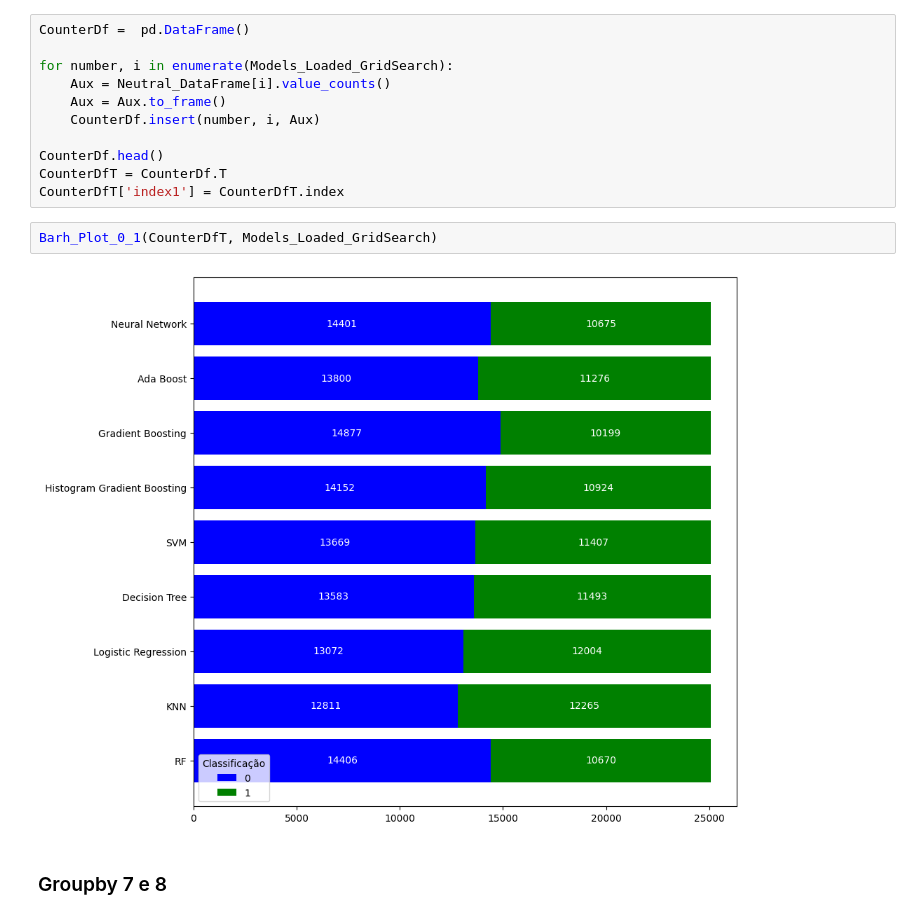
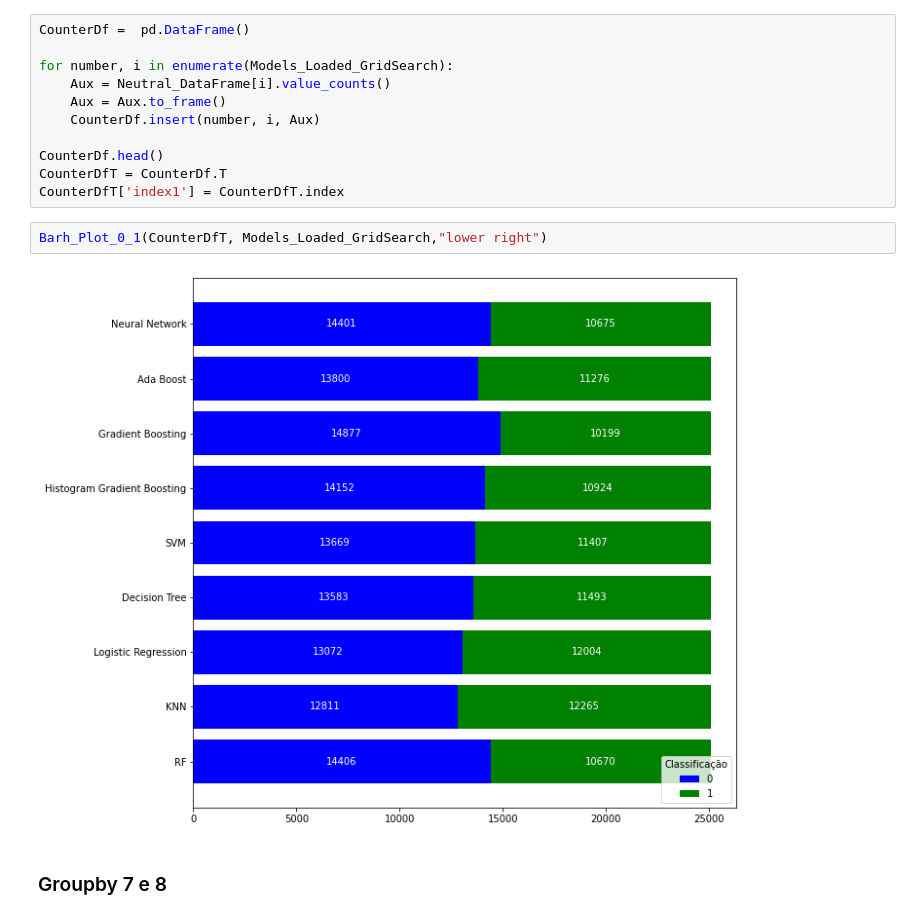
Before and after one commit to mrelero/machine-learning-anatel-database, a Jupyter notebook: Paper2/Model2/Model2.ipynb, the cells around one changed output. Cells and saved outputs as stored; diff of their text form.

```diff
--- a/Paper2/Model2/Model2.ipynb
+++ b/Paper2/Model2/Model2.ipynb
@@ -880,9 +880,9 @@ CounterDf.head()
 CounterDfT = CounterDf.T
 CounterDfT['index1'] = CounterDfT.index
 # %%
-Barh_Plot_0_1(CounterDfT, Models_Loaded_GridSearch)
+Barh_Plot_0_1(CounterDfT, Models_Loaded_GridSearch,"lower right")
 # %% [output]
-[figure, old version]
+[figure, new version]
 # %% [markdown]
 ### Groupby 7 e 8
 # %%
```
Also changed, not shown: parts of 7 cells of this notebook.
